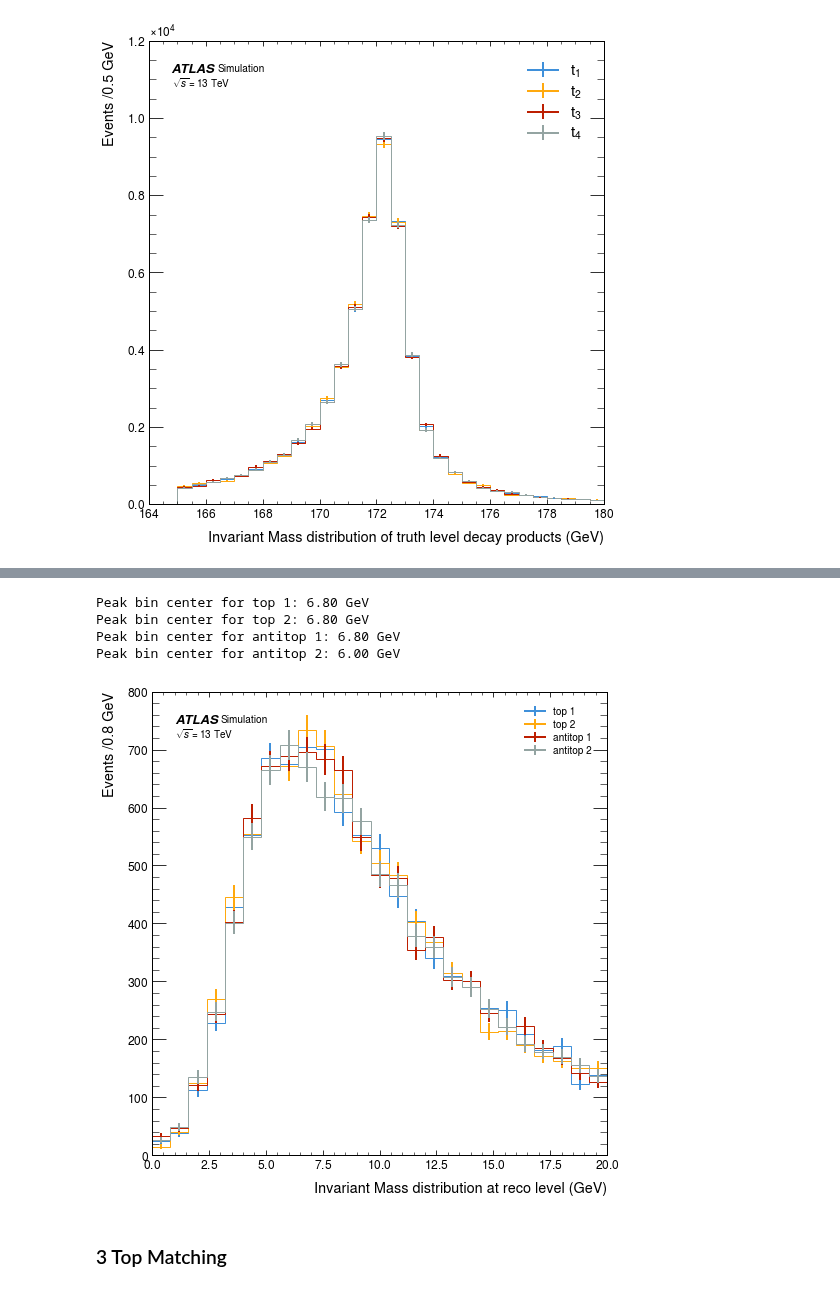
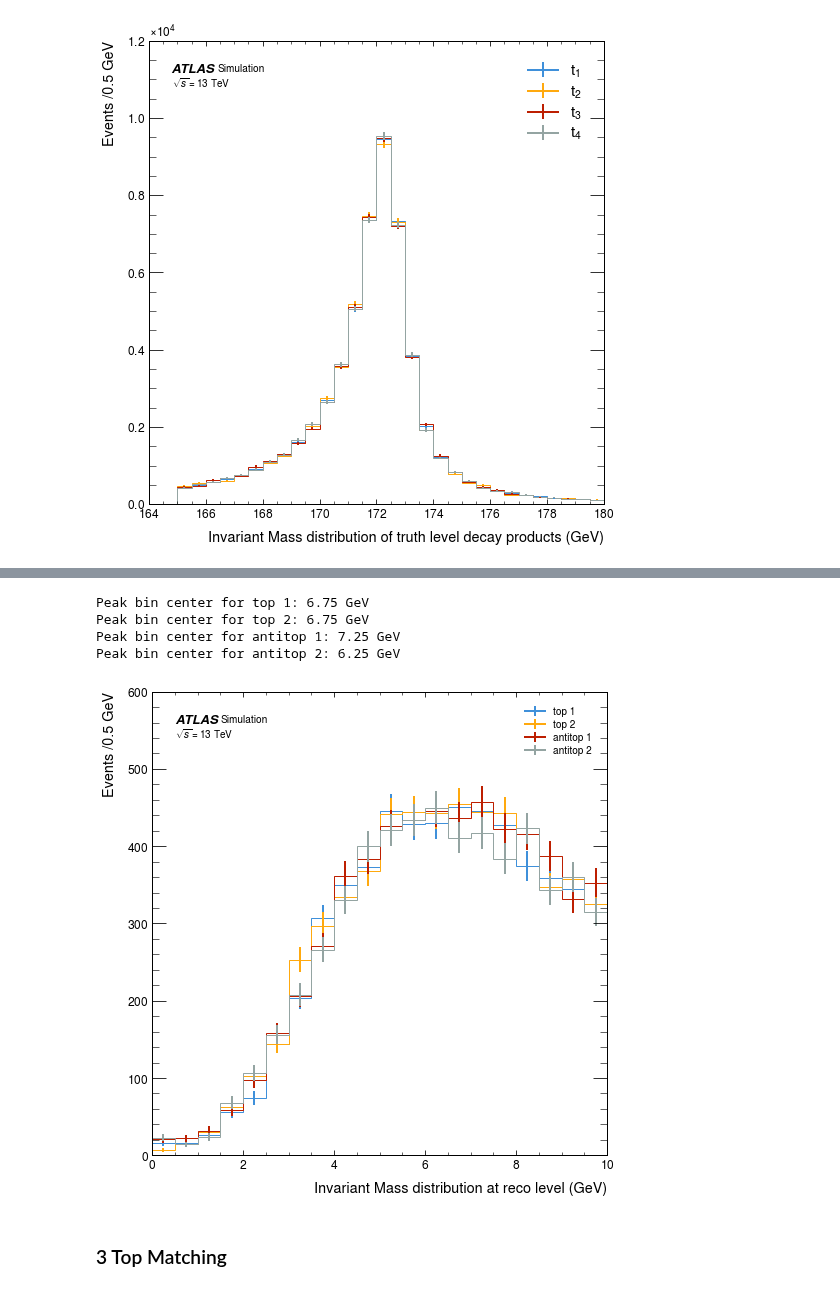
Before and after one commit to archiebrooks02/MPHYS-4Top, a Jupyter notebook: matching.ipynb, the cells around one changed output, grey strips where cells are left out. Drawn from its saved outputs; the diff is of its cells as text; code cells hidden in the pictures.

```diff
--- a/matching.ipynb
+++ b/matching.ipynb
@@ -208,15 +307,15 @@ antitop_2_4t = ak.flatten(np.sum(antitop_2_particles_4t, axis=1))
 # %%
 fig, ax = plt.subplots(nrows = 1, ncols = 1, figsize = (8,8))
-histogram([top_1_4t.m, top_2_4t.m, antitop_1_4t.m, antitop_2_4t.m], 25, ['top 1','top 2','antitop 1','antitop 2'], ax, density = False, x_units='GeV', set_range=(0,20), print_peak=True)
+histogram([top_1_4t.m, top_2_4t.m, antitop_1_4t.m, antitop_2_4t.m], 20, ['top 1','top 2','antitop 1','antitop 2'], ax, density = False, x_units='GeV', set_range=(0,10), print_peak=True)
 ax.set_xlabel(r'Invariant Mass distribution at reco level (GeV)')
 plt.subplots_adjust(hspace=0.25)
 plt.show()
 # %% [output]
-Peak bin center for top 1: 6.80 GeV
-Peak bin center for top 2: 6.80 GeV
-Peak bin center for antitop 1: 6.80 GeV
-Peak bin center for antitop 2: 6.00 GeV
+Peak bin center for top 1: 6.75 GeV
+Peak bin center for top 2: 6.75 GeV
+Peak bin center for antitop 1: 7.25 GeV
+Peak bin center for antitop 2: 6.25 GeV
-[figure, old version]
+[figure, new version]
 # %% [markdown]
 ### 3 Top Matching
 # %% [markdown]
```
Also changed, not shown: parts of 22 cells of this notebook.
